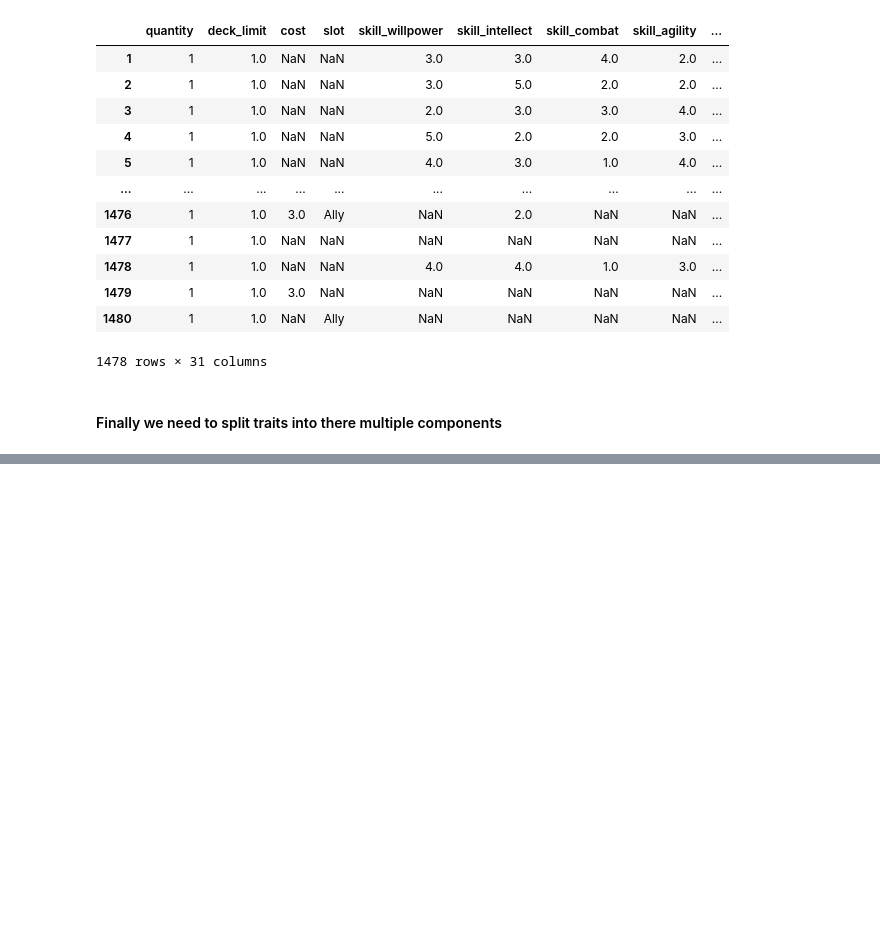
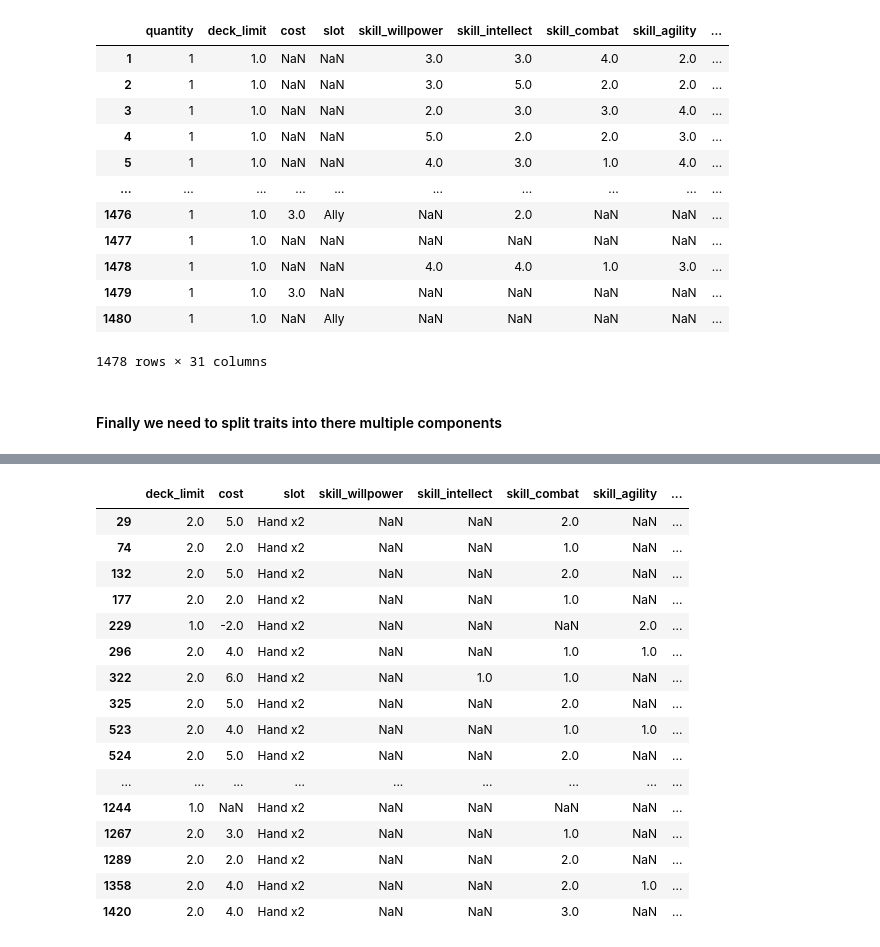
Before and after one commit to SifTheGreater/ah_data, a Jupyter notebook: Tableau_Prep.ipynb, the cells around one changed output, grey strips where cells are left out. Drawn from its saved outputs; the diff is of its cells as text; code cells hidden in the pictures; blank space fills up the shorter version.

Commit message:
updated the data cleaning for tableau

```diff
--- a/Tableau_Prep.ipynb
+++ b/Tableau_Prep.ipynb
@@ -314,0 +357,2 @@ See the caveats in the documentation: https://pandas.pydata.org/pandas-docs/stab
+# %%
+df = df.drop(['traits', 'restrictions'], axis = 1)
@@ -314,0 +377,3 @@ See the caveats in the documentation: https://pandas.pydata.org/pandas-docs/stab
+# %%
+for x in df.columns:
+    print(x, df[x].unique())
@@ -314,0 +407,3 @@ See the caveats in the documentation: https://pandas.pydata.org/pandas-docs/stab
+# %%
+df = df.drop(['quantity', 'health_per_investigator', 'tags', 'subtype_code', 'trait_6'], axis = 1)
+df
@@ -314,0 +428,11 @@ See the caveats in the documentation: https://pandas.pydata.org/pandas-docs/stab
+# %%
+df_temp = df.slot.str.split('.', expand=True)
+df_temp.columns = ['slot_{}'.format(x+1) for x in df_temp.columns]
+df_temp
+df = df.join(df_temp)
+
+df['slot_1'][df.type_code == 'Hand x2'] = 'Double Hand'
+df['slot_1'][df.type_code == 'Arcane x2'] = 'Double Arcane'
+df['slot_2'][df.type_code == 'Hand x2'] = 'Double Hand'
+df['slot_2'][df.type_code == 'Arcane x2'] = 'Double Arcane'
+df
@@ -314,0 +469,20 @@ See the caveats in the documentation: https://pandas.pydata.org/pandas-docs/stab
+# %%
+df[df.slot == 'Hand x2']
+# %% [output]
+|  | deck_limit | cost | slot | skill_willpower | skill_intellect | skill_combat | skill_agility | ... |
+| 29 | 2.0 | 5.0 | Hand x2 | NaN | NaN | 2.0 | NaN | ... |
+| 74 | 2.0 | 2.0 | Hand x2 | NaN | NaN | 1.0 | NaN | ... |
+| 132 | 2.0 | 5.0 | Hand x2 | NaN | NaN | 2.0 | NaN | ... |
+| 177 | 2.0 | 2.0 | Hand x2 | NaN | NaN | 1.0 | NaN | ... |
+| 229 | 1.0 | -2.0 | Hand x2 | NaN | NaN | NaN | 2.0 | ... |
+| 296 | 2.0 | 4.0 | Hand x2 | NaN | NaN | 1.0 | 1.0 | ... |
+| 322 | 2.0 | 6.0 | Hand x2 | NaN | 1.0 | 1.0 | NaN | ... |
+| 325 | 2.0 | 5.0 | Hand x2 | NaN | NaN | 2.0 | NaN | ... |
+| 523 | 2.0 | 4.0 | Hand x2 | NaN | NaN | 1.0 | 1.0 | ... |
+| 524 | 2.0 | 5.0 | Hand x2 | NaN | NaN | 2.0 | NaN | ... |
+| ... | ... | ... | ... | ... | ... | ... | ... | ... |
+| 1244 | 1.0 | NaN | Hand x2 | NaN | NaN | NaN | NaN | ... |
+| 1267 | 2.0 | 3.0 | Hand x2 | NaN | NaN | 1.0 | NaN | ... |
+| 1289 | 2.0 | 2.0 | Hand x2 | NaN | NaN | 2.0 | NaN | ... |
+| 1358 | 2.0 | 4.0 | Hand x2 | NaN | NaN | 2.0 | 1.0 | ... |
+| 1420 | 2.0 | 4.0 | Hand x2 | NaN | NaN | 3.0 | NaN | ... |
```
Also changed, not shown: parts of 12 cells of this notebook.
